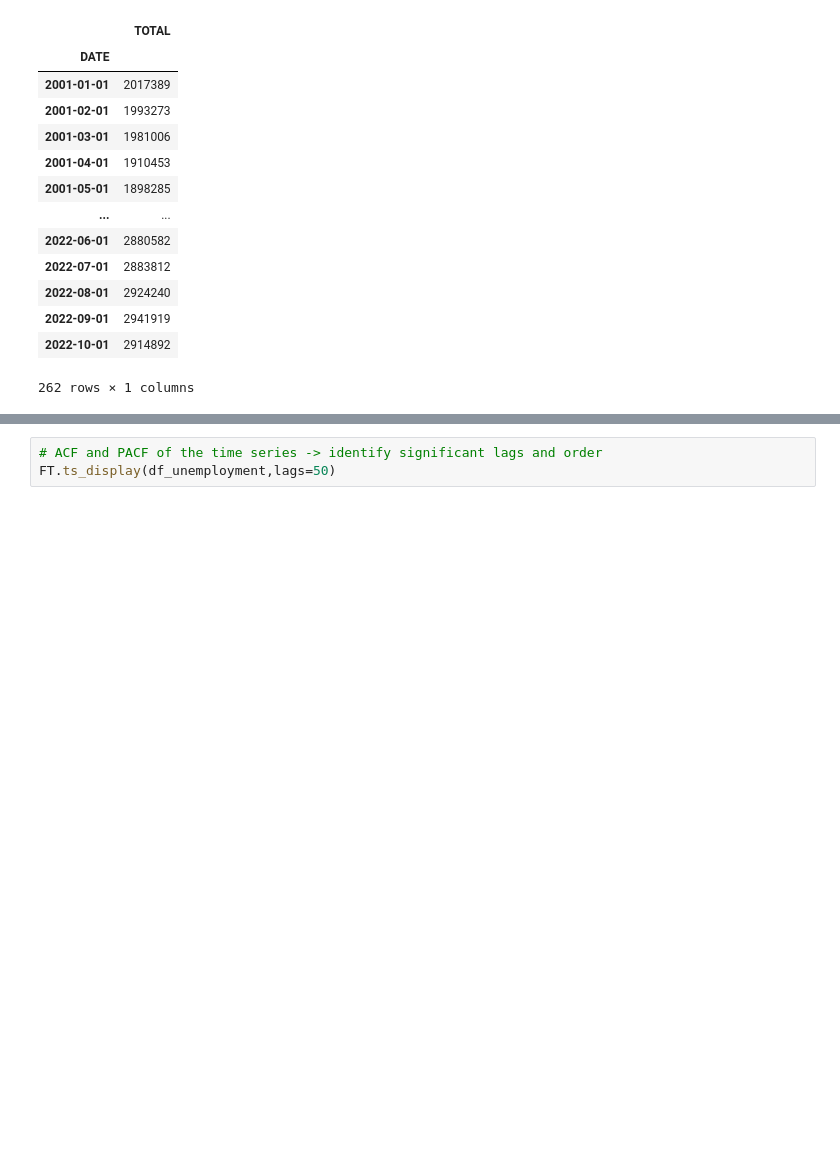
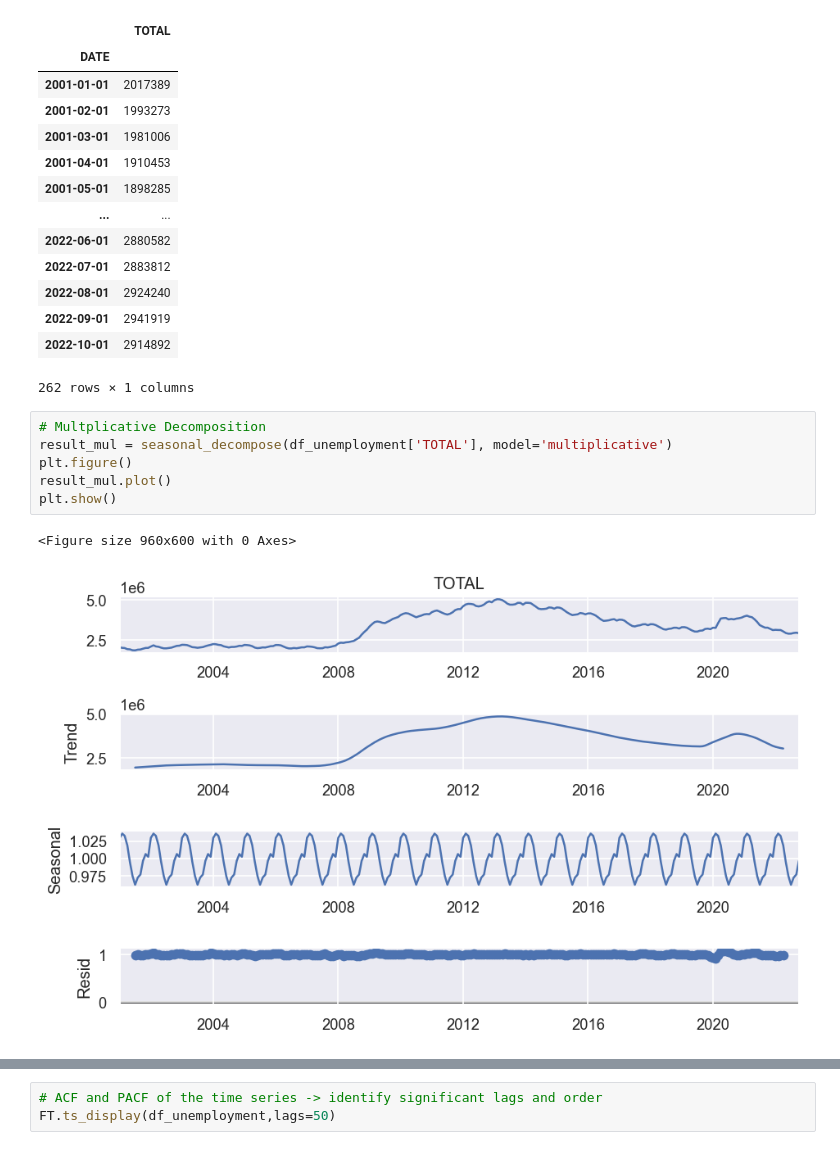
Before and after one commit to MartaSimon/ML_A2, a Jupyter notebook: scriptMarta.ipynb, the cells around one changed output, grey strips where cells are left out. Saved outputs shown, nothing was run; the diff lists cells and outputs as text; blank space fills up the shorter version.

```diff
--- a/scriptMarta.ipynb
+++ b/scriptMarta.ipynb
@@ -120,3 +105,12 @@ df_unemployment
 | 2022-09-01 | 2941919 |
 | 2022-10-01 | 2914892 |
 262 rows × 1 columns
+# %%
+# Multplicative Decomposition
+result_mul = seasonal_decompose(df_unemployment['TOTAL'], model='multiplicative')
+plt.figure()
+result_mul.plot()
+plt.show()
+# %% [output]
+<Figure size 960x600 with 0 Axes>
+[figure, added]
```
Also changed, not shown: parts of 24 cells of this notebook.
